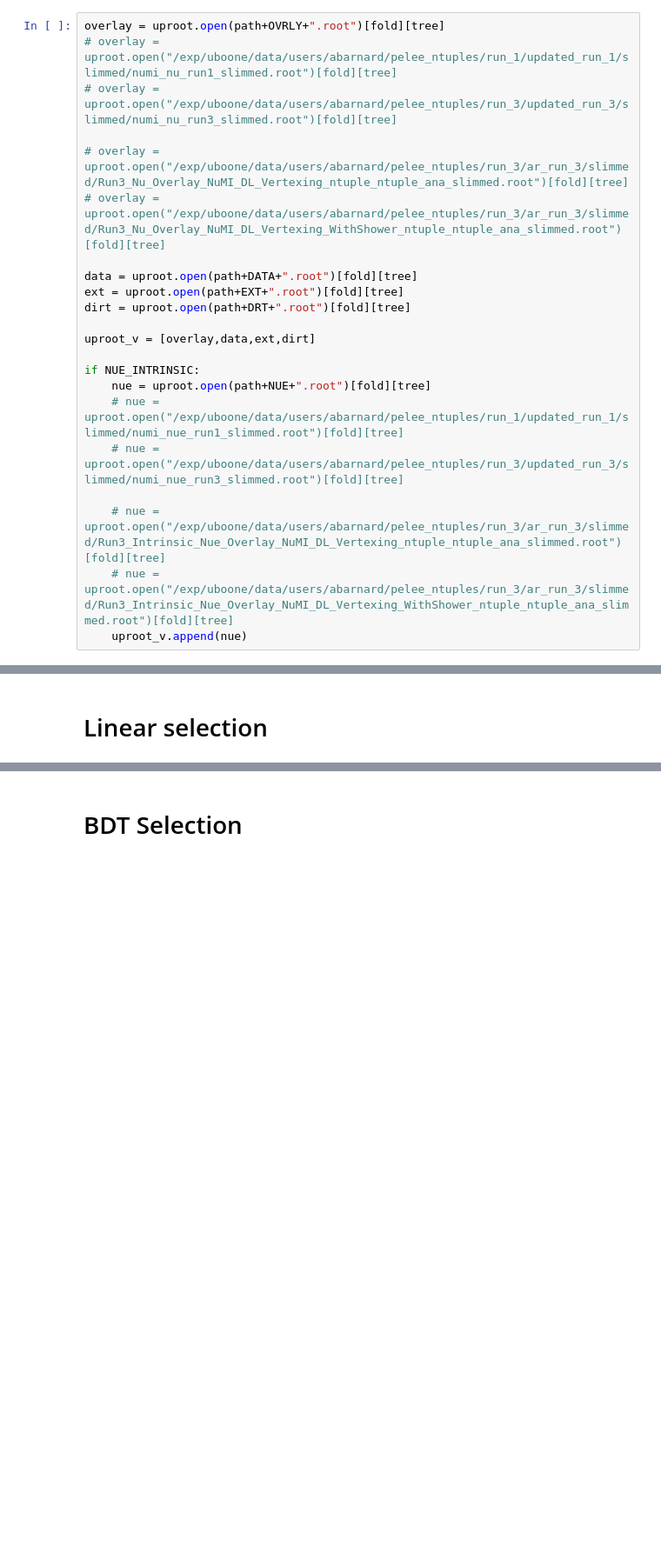
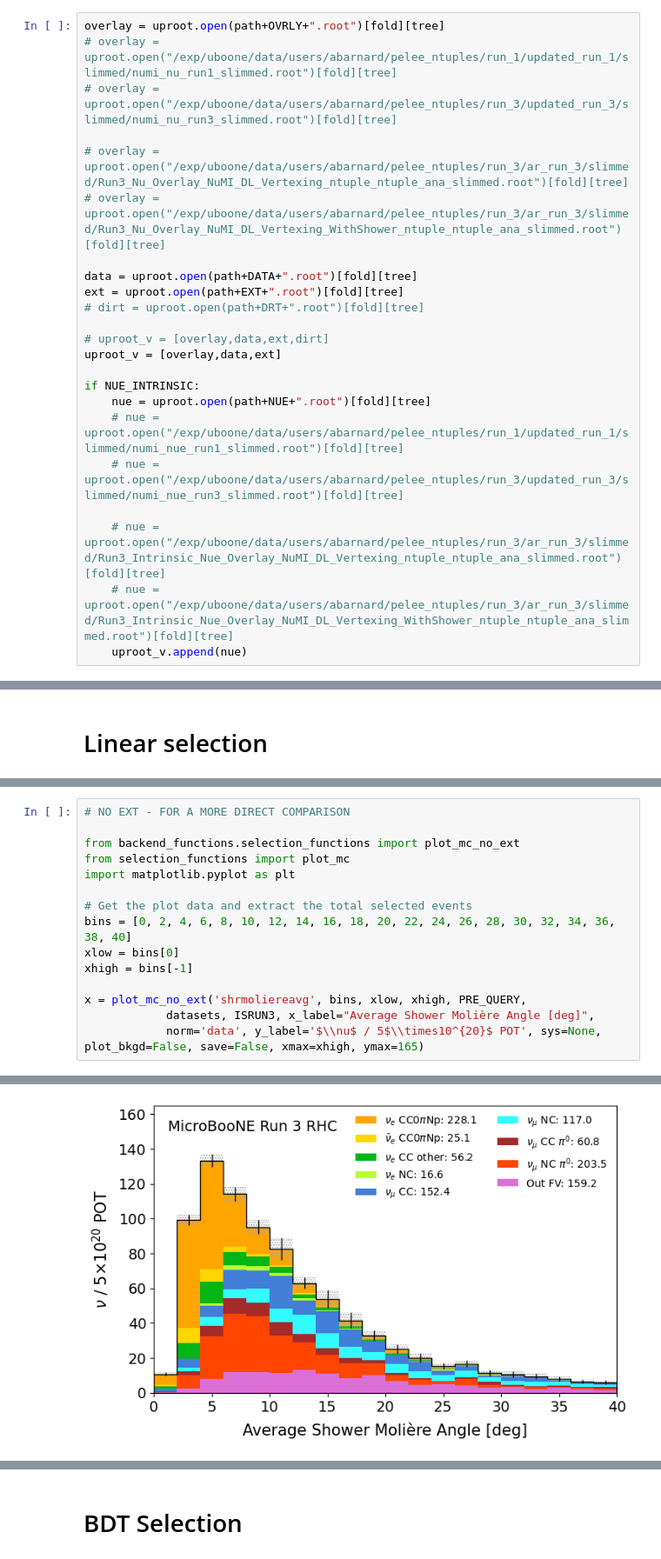
Before and after one commit to abbeybarnard/uB_NuMI_CC_Np, a Jupyter notebook: selection.ipynb, the cells around one changed output, grey strips where cells are left out. Shown at 87% size. Drawn from its saved outputs; the diff is of its cells as text; blank space fills up the shorter version.

```diff
--- a/selection.ipynb
+++ b/selection.ipynb
@@ -90,9 +90,10 @@ overlay = uproot.open(path+OVRLY+".root")[fold][tree]
 
 data = uproot.open(path+DATA+".root")[fold][tree]
 ext = uproot.open(path+EXT+".root")[fold][tree]
-dirt = uproot.open(path+DRT+".root")[fold][tree]
+# dirt = uproot.open(path+DRT+".root")[fold][tree]
 
-uproot_v = [overlay,data,ext,dirt]
+# uproot_v = [overlay,data,ext,dirt]
+uproot_v = [overlay,data,ext]
 
 if NUE_INTRINSIC:
     nue = uproot.open(path+NUE+".root")[fold][tree]
@@ -449,0 +465,16 @@ total selected = 3950.1161880773934
+# %%
+# NO EXT - FOR A MORE DIRECT COMPARISON
+
+from backend_functions.selection_functions import plot_mc_no_ext
+from selection_functions import plot_mc
+import matplotlib.pyplot as plt
+
+# Get the plot data and extract the total selected events
+bins = [0, 2, 4, 6, 8, 10, 12, 14, 16, 18, 20, 22, 24, 26, 28, 30, 32, 34, 36, 38, 40]
+xlow = bins[0]
+xhigh = bins[-1]
+
+x = plot_mc_no_ext('shrmoliereavg', bins, xlow, xhigh, PRE_QUERY,
+            datasets, ISRUN3, x_label="Average Shower Molière Angle [deg]",
+            norm='data', y_label='$\\nu$ / 5$\\times10^{20}$ POT', sys=None, plot_bkgd=False, save=False, xmax=xhigh, ymax=165)
+# %% [output]
@@ -449,0 +482 @@ total selected = 3950.1161880773934
+[figure, added]
```
Also changed, not shown: parts of 40 cells of this notebook, 6 other files.
